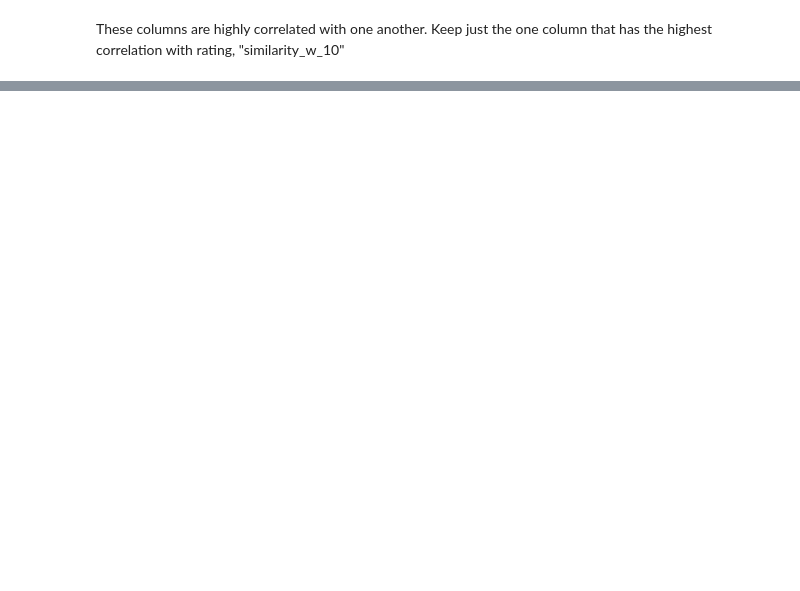
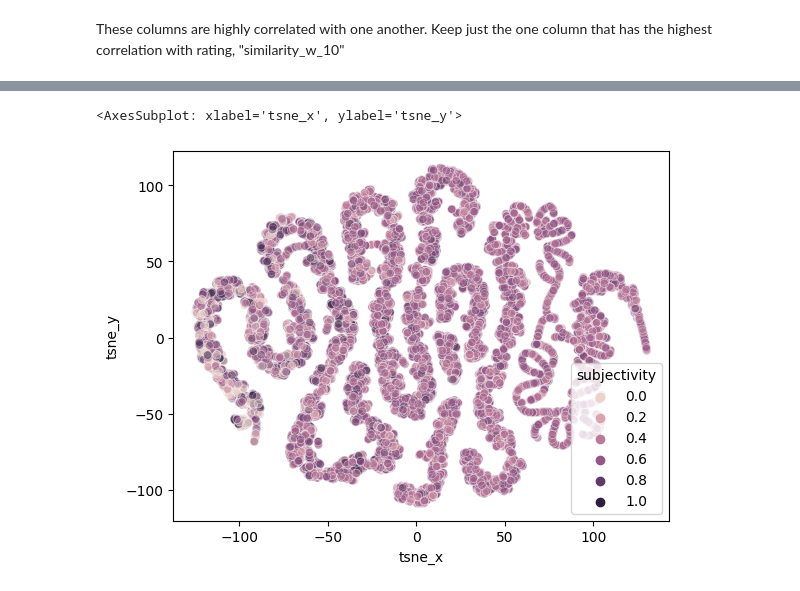
Before and after one commit to fractaldatalearning/psychedelic_efficacy, a Jupyter notebook: notebooks/6-kl-studies-finish-preprocess.ipynb, the cells around one changed output, grey strips where cells are left out. Saved outputs shown, nothing was run; the diff lists cells and outputs as text; code cells hidden in the pictures; blank space fills up the shorter version.

```diff
--- a/notebooks/6-kl-studies-finish-preprocess.ipynb
+++ b/notebooks/6-kl-studies-finish-preprocess.ipynb
@@ -520,0 +562,12 @@ Other resources to check out:
+# %%
+# Visualize variables' relationships with t-SNE
+tsne = TSNE()
+tsne_features = tsne.fit_transform(X_train_models)
+X_train_models['tsne_x'] = tsne_features[:,0]
+X_train_models['tsne_y'] = tsne_features[:,1]
+# %%
+sns.scatterplot(data=X_train_models, x='tsne_x', y='tsne_y', hue='subjectivity',
+                alpha=0.5)
+# %% [output]
+<AxesSubplot: xlabel='tsne_x', ylabel='tsne_y'>
+[figure, added]
```
Also changed, not shown: parts of 25 cells of this notebook, 1 other file.
